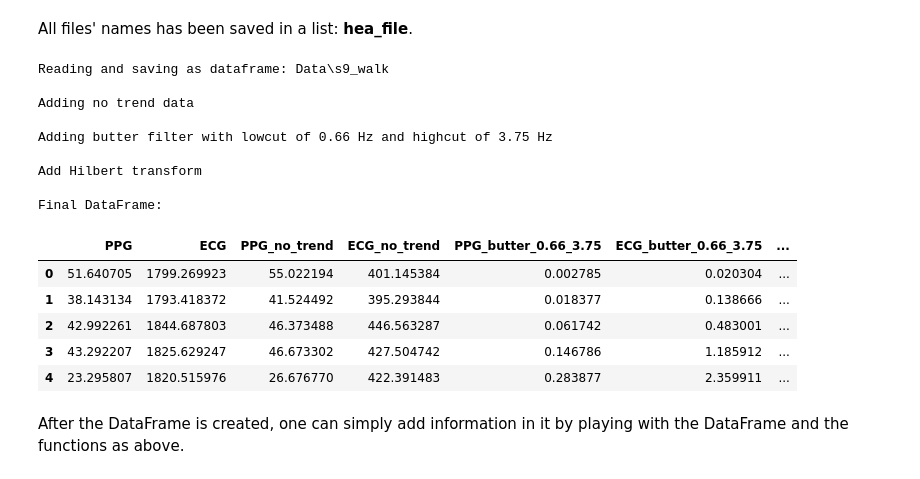
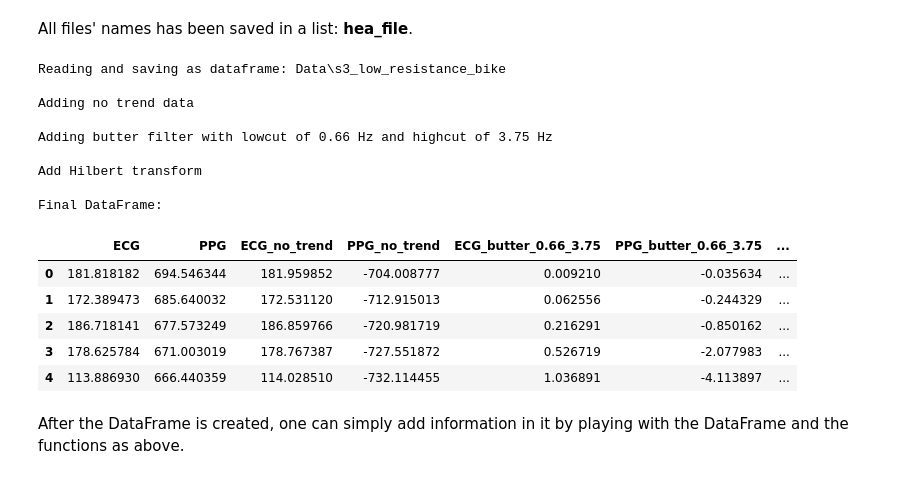
Before and after one commit to YosriSakly/Geste-et-intelligence-artificielle-HRV-fatigue, a Jupyter notebook: main_notebook.ipynb, the cells around one changed output. Cells and saved outputs as stored; diff of their text form; code cells hidden in the pictures.

```diff
--- a/main_notebook.ipynb
+++ b/main_notebook.ipynb
@@ -324,27 +324,27 @@ s9_walk
 All files' names has been saved in a list: **hea_file**.
 # %%
 frequency_sampling = 256 # set the frequency variable
-df = creating_dataframe(hea_file[-1]) # creat a dataframe from hea_list
+df = creating_dataframe(hea_file[7]) # creat a dataframe from hea_list
 df = add_butter_filter(df, 0.66, 3.75, frequency_sampling) # add butter filter with ECG_no_trend, PPG_no_trend
 df = add_hilbert(df) # add Hilbert transform with ECG_no_trend, PPG_no_trend
 print("\nFinal DataFrame:")
 df.head(5) # display the first 5 elements
 # %% [output]
-Reading and saving as dataframe: Data\s9_walk
+Reading and saving as dataframe: Data\s3_low_resistance_bike
 
 Adding no trend data
 
 Adding butter filter with lowcut of 0.66 Hz and highcut of 3.75 Hz
 
 Add Hilbert transform
 
 Final DataFrame:
-|  | PPG | ECG | PPG_no_trend | ECG_no_trend | PPG_butter_0.66_3.75 | ECG_butter_0.66_3.75 | ... |
-| 0 | 51.640705 | 1799.269923 | 55.022194 | 401.145384 | 0.002785 | 0.020304 | ... |
-| 1 | 38.143134 | 1793.418372 | 41.524492 | 395.293844 | 0.018377 | 0.138666 | ... |
-| 2 | 42.992261 | 1844.687803 | 46.373488 | 446.563287 | 0.061742 | 0.483001 | ... |
-| 3 | 43.292207 | 1825.629247 | 46.673302 | 427.504742 | 0.146786 | 1.185912 | ... |
-| 4 | 23.295807 | 1820.515976 | 26.676770 | 422.391483 | 0.283877 | 2.359911 | ... |
+|  | ECG | PPG | ECG_no_trend | PPG_no_trend | ECG_butter_0.66_3.75 | PPG_butter_0.66_3.75 | ... |
+| 0 | 181.818182 | 694.546344 | 181.959852 | -704.008777 | 0.009210 | -0.035634 | ... |
+| 1 | 172.389473 | 685.640032 | 172.531120 | -712.915013 | 0.062556 | -0.244329 | ... |
+| 2 | 186.718141 | 677.573249 | 186.859766 | -720.981719 | 0.216291 | -0.850162 | ... |
+| 3 | 178.625784 | 671.003019 | 178.767387 | -727.551872 | 0.526719 | -2.077983 | ... |
+| 4 | 113.886930 | 666.440359 | 114.028510 | -732.114455 | 1.036891 | -4.113897 | ... |
 # %% [markdown]
 After the DataFrame is created, one can simply add information in it by playing with the DataFrame and the functions as above.
 # %% [markdown]
```
Also changed, not shown: parts of 10 cells of this notebook.
